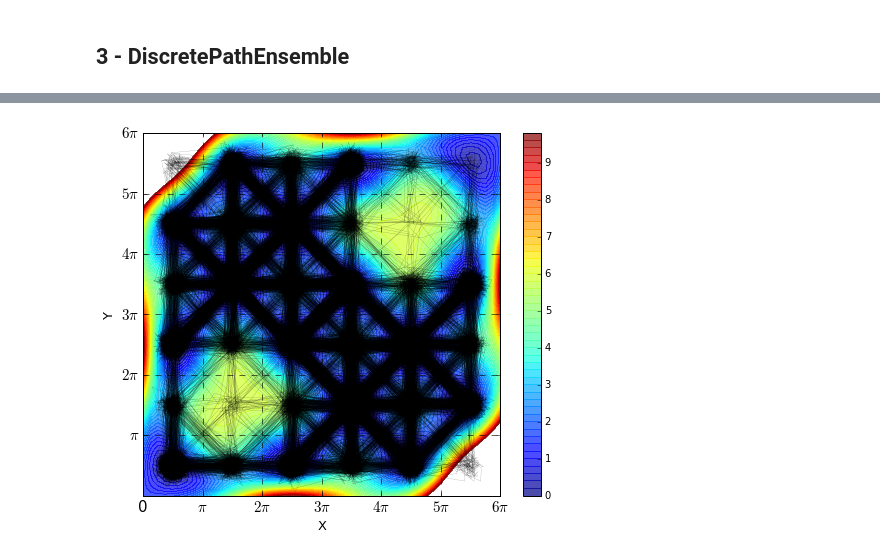
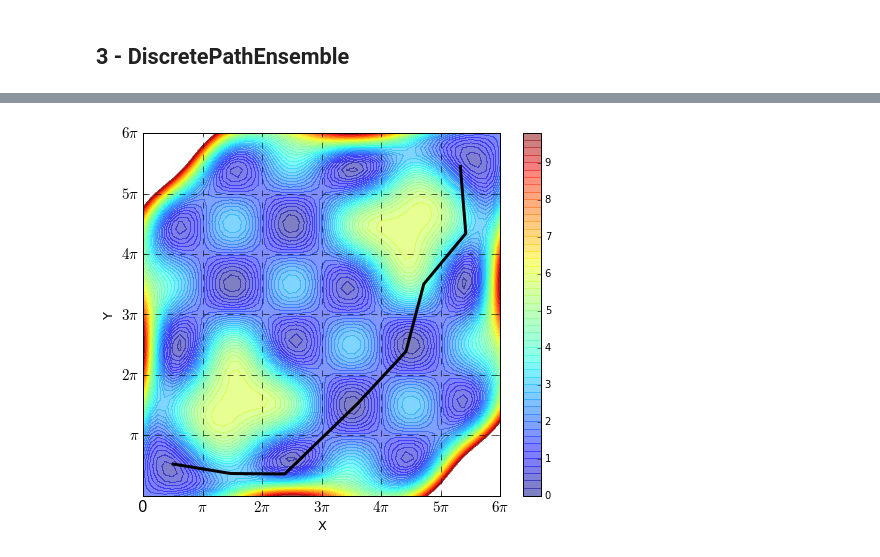
Before and after one commit to ZuckermanLab/NMpathAnalysis, a Jupyter notebook: nm_path_analysis_testing.ipynb, the cells around one changed output, grey strips where cells are left out. Saved outputs shown, nothing was run; the diff lists cells and outputs as text; code cells hidden in the pictures.

```diff
--- a/nm_path_analysis_testing.ipynb
+++ b/nm_path_analysis_testing.ipynb
@@ -241,0 +300,4 @@ paths = pathEnsemble.trajectories
+# %%
+plot_traj([[FSs[i],[]] for i in range(size)] ,discrete, line_width=3)
+# %% [output]
+[figure, added]
@@ -242,4 +308,3 @@ paths = pathEnsemble.trajectories
 # %%
-plot_traj([[paths[i],[]] for i in range(size)] ,discrete=[True for i in range(size)],line_width=0.1)
+# plot_traj([[reduced_FSs[i],[]] for i in range(new_size)] ,discrete=[True for i in range(new_size)],\
+#           line_width = lw,std = 0.001 )
-# %% [output]
-[figure, removed]
```
Also changed, not shown: parts of 35 cells of this notebook, 3 other files.
